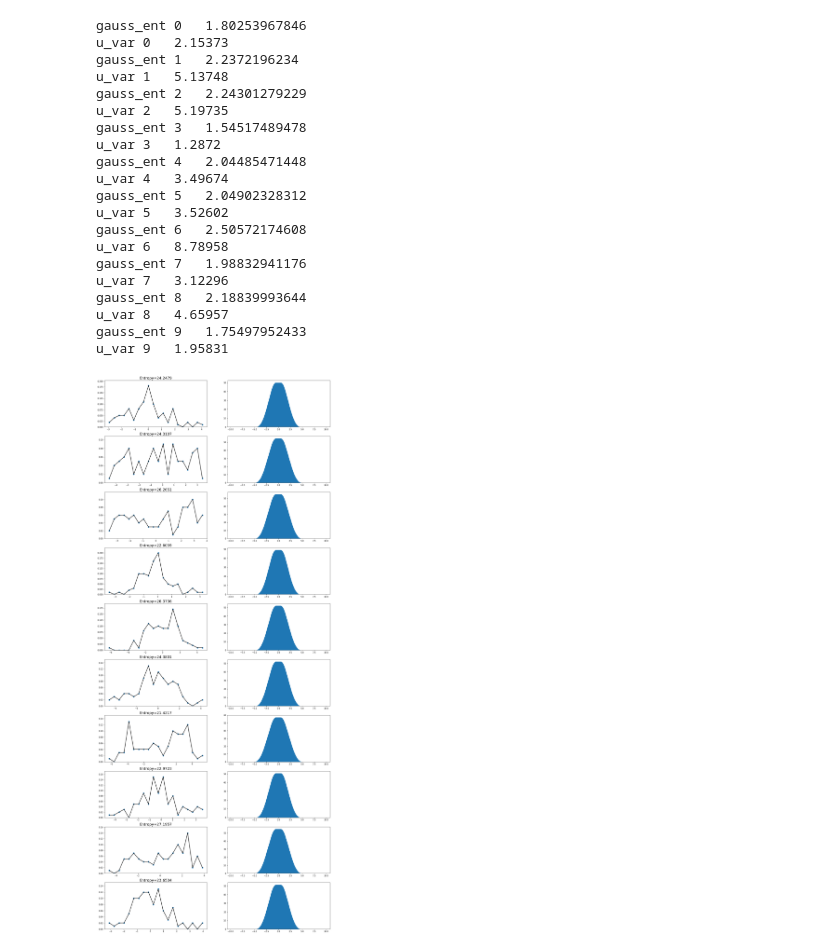
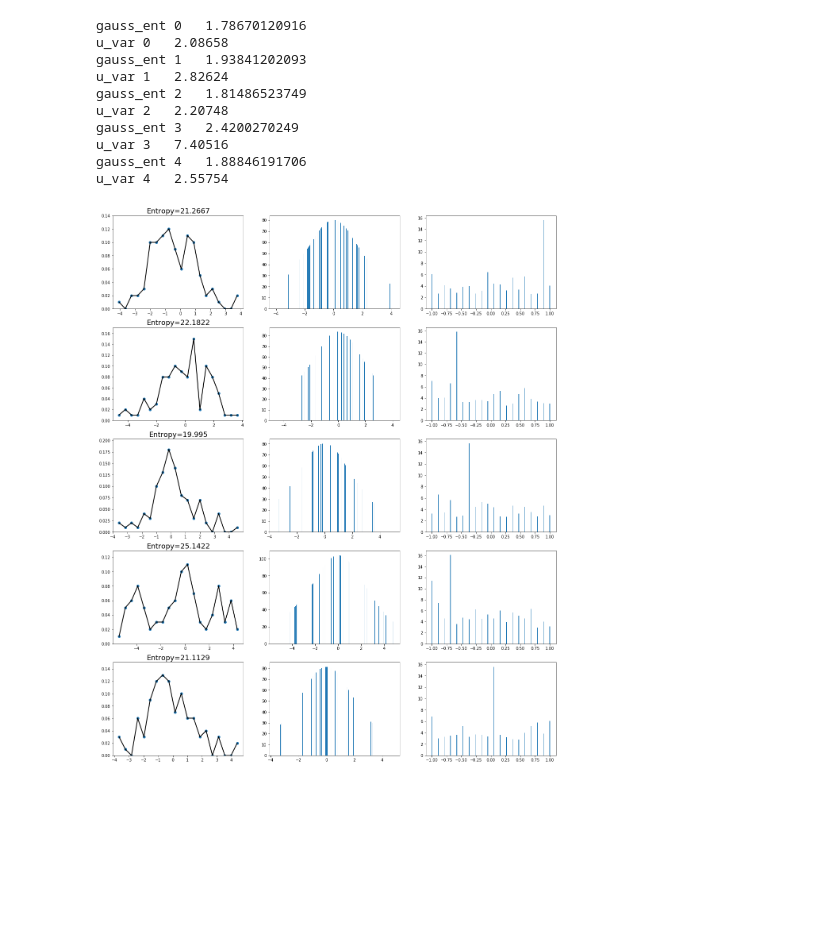
Before and after one commit to rzarcone/CAEs, a Jupyter notebook: Activity_Density_Estimator_TF.ipynb, the cells around one changed output. Saved outputs shown, nothing was run; the diff lists cells and outputs as text; code cells hidden in the pictures; blank space fills up the shorter version.

```diff
--- a/Activity_Density_Estimator_TF.ipynb
+++ b/Activity_Density_Estimator_TF.ipynb
@@ -69,8 +69,8 @@ params["gauss_chan"] = False
 #entropy params
 params["LAMBDA"] = 0.1
 params["num_triangles"] = 20
-params["mle_lr"] = 0.01
-params["num_mle_steps"] = 10
+params["mle_lr"] = 0.2
+params["num_mle_steps"] = 50
 params["quant_noise_scale"] = 1.0/128.0 # simulating quantizing u in {-1.0, 1.0} to uint8 (256 values)
 mle_triangle_centers = np.linspace(params["mem_v_min"], params["mem_v_max"], params["num_triangles"])
 
@@ -99,17 +99,24 @@ with tf.Session(config=config, graph=cae_model.graph) as sess:
 
   t0 = time.time()
   # Update MLE estimate
+  #sess.run(cae_model.reset_mle_thetas, feed_dict)
+  old_thetas = sess.run(cae_model.mle_thetas, feed_dict)
   for mle_step in range(params["num_mle_steps"]):
-    sess.run(cae_model.mle_update, feed_dict=feed_dict)
+    _, thetas, grads = sess.run([cae_model.mle_update, cae_model.mle_thetas, cae_model.mle_grads], feed_dict)
+    print("\n", mle_step, " - grads: ", grads.shape, "\t", np.mean(grads[0,:]), "\t", np.var(grads[0,:]))
+    print(mle_step, " - weight diffs: ", np.mean(np.square(old_thetas[0,:]-thetas[0,:])), "\t", np.var(old_thetas[0,:]-thetas[0,:]))
+    old_thetas = thetas
 
   #_, step, u_list = sess.run([cae_model.train_op, cae_model.global_step, cae_model.u_list])
-  #u_vals = u_list[int(params["num_layers"]/2)]
   latent_ent_list, u_list = sess.run([cae_model.latent_entropies, cae_model.u_list], feed_dict)
 
-  tri_linspace = tf.stack([tf.linspace(tf.reduce_min(cae_model.u_list[int(params["num_layers"]/2)]),
-    tf.reduce_max(cae_model.u_list[int(params["num_layers"]/2)]), num=1000),]*params["n_mem"], axis=1)
-  tri_evals, tri_lin_eval = sess.run([ef.eval_triangle(tri_linspace, ef.weights(cae_model.mle_thetas), cae_model.triangle_centers),
-    tri_linspace], feed_dict)
+  #tri_linspace = tf.stack([tf.linspace(tf.reduce_min(cae_model.u_list[int(params["num_layers"]/2)]),
+  #  tf.reduce_max(cae_model.u_list[int(params["num_layers"]/2)]), num=1000),]*params["n_mem"], axis=1)
+  #tri_evals, tri_lin_eval = sess.run([ef.eval_triangle(tri_linspace, ef.weights(cae_model.mle_thetas), cae_model.triangle_centers),
+  #  tri_linspace], feed_dict)
+  u_vals = tf.reshape(u_list[int(params["num_layers"]/2)], (params["effective_batch_size"], params["n_mem"]))
+  u_tri_evals = sess.run(ef.eval_triangle(u_vals, ef.weights(cae_model.mle_thetas), cae_model.triangle_centers), feed_dict)
+  tri_heights, tri_centers = sess.run([ef.weights(cae_model.mle_thetas), cae_model.triangle_centers], feed_dict)
 
   t1 = time.time()
   t_tot = t1-t0
@@ -126,10 +149,8 @@ def calc_hist(u_val, num_bins):
     hist = hist/np.sum(hist)
     return bin_edges, hist
 # %%
-def plot_hists(latent_vals, u_val, num_plots, tri_x, tri_eval):
-    fig, ax = plt.subplots(num_plots, 2, figsize=(20, 5*num_plots))
-    #if num_plots == 1:
-    #    ax = [ax]
+def plot_hists(latent_vals, u_val, num_plots, tri_x, tri_eval, tri_centers, tri_heights):
+    fig, ax = plt.subplots(num_plots, 3, figsize=(20, 5*num_plots))
     for plot in range(num_plots):
         entropy = latent_vals[plot]
         bin_edges, hist = calc_hist(u_val[plot], 20)
@@ -143,36 +164,30 @@ def plot_hists(latent_vals, u_val, num_plots, tri_x, tri_eval):
         ax[plot, 0].set_title("Entropy="+str(round(entropy,4)), fontsize=18)
         ylim = ax[plot, 0].get_ylim()
         ax[plot, 0].set_ylim((0, ylim[1]))
-        ax[plot, 1].bar(tri_x[plot], np.sum(tri_eval[plot], axis=1), width=1)
+        ax[plot, 1].bar(tri_x[plot], np.sum(tri_eval[plot], axis=1), width=0.01)
+        ax[plot, 2].bar(tri_centers, tri_heights[plot], width=0.01)
     plt.show()
 # %%
-num_plots = 10
+num_plots = 5
 rand_val_index = np.random.choice(len(latent_ent_list), num_plots, replace=False)
 latent_vals = [latent_ent_list[idx] for idx in rand_val_index]
 u_vals = np.reshape(u_list[int(params["num_layers"]/2)], newshape=(params["batch_size"], params["n_mem"]))
 u_val = [u_vals[:,idx] for idx in rand_val_index]
-tri_eval = [tri_evals[:, idx, :] for idx in rand_val_index]
-tri_x = [tri_lin_eval[:, idx] for idx in rand_val_index]
-plot_hists(latent_vals, u_val, num_plots, tri_x, tri_eval)
+tri_eval = [u_tri_evals[:, idx, :] for idx in rand_val_index]
+tri_x = u_val
+#tri_eval = [tri_evals[:, idx, :] for idx in rand_val_index]
+#tri_x = [tri_lin_eval[:, idx] for idx in rand_val_index]
+tri_height = [tri_heights[idx,:] for idx in rand_val_index]
+plot_hists(latent_vals, u_val, num_plots, tri_x, tri_eval, tri_centers, tri_height)
 # %% [output]
-gauss_ent 0   1.80253967846
-u_var 0   2.15373
-gauss_ent 1   2.2372196234
-u_var 1   5.13748
-gauss_ent 2   2.24301279229
-u_var 2   5.19735
-gauss_ent 3   1.54517489478
-u_var 3   1.2872
-gauss_ent 4   2.04485471448
-u_var 4   3.49674
-gauss_ent 5   2.04902328312
-u_var 5   3.52602
-gauss_ent 6   2.50572174608
-u_var 6   8.78958
-gauss_ent 7   1.98832941176
-u_var 7   3.12296
-gauss_ent 8   2.18839993644
-u_var 8   4.65957
-gauss_ent 9   1.75497952433
-u_var 9   1.95831
+gauss_ent 0   1.78670120916
+u_var 0   2.08658
+gauss_ent 1   1.93841202093
+u_var 1   2.82624
+gauss_ent 2   1.81486523749
+u_var 2   2.20748
+gauss_ent 3   2.4200270249
+u_var 3   7.40516
+gauss_ent 4   1.88846191706
+u_var 4   2.55754
-[figure, old version]
+[figure, new version]
```
Also changed, not shown: parts of 3 cells of this notebook, 2 other files.
